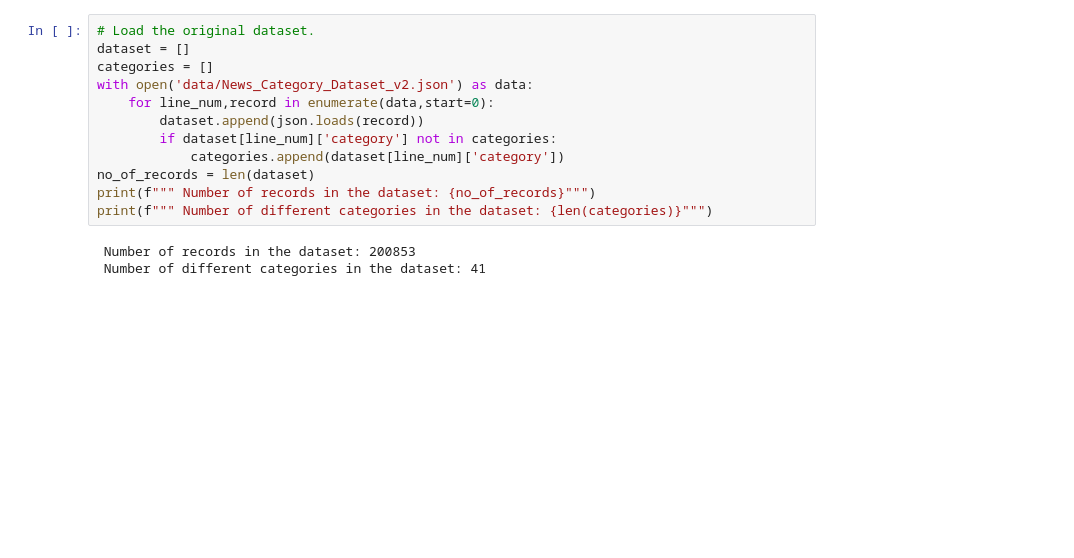
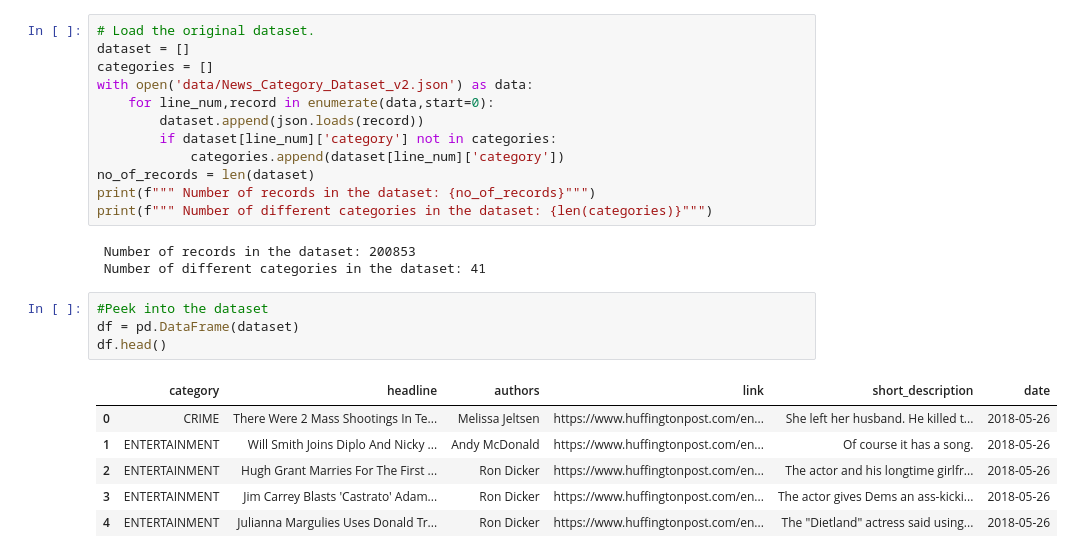
Before and after one commit to dj1095/naive-bayes-classifier, a Jupyter notebook: naive-bayes-classifier.ipynb, the cells around one changed output. Drawn from its saved outputs; the diff is of its cells as text; blank space fills up the shorter version.

```diff
--- a/naive-bayes-classifier.ipynb
+++ b/naive-bayes-classifier.ipynb
@@ -58,3 +88,14 @@ print(f""" Number of different categories in the dataset: {len(categories)}""")
 # %% [output]
  Number of records in the dataset: 200853
  Number of different categories in the dataset: 41
+# %%
+#Peek into the dataset
+df = pd.DataFrame(dataset)
+df.head()
+# %% [output]
+|  | category | headline | authors | link | short_description | date |
+| 0 | CRIME | There Were 2 Mass Shootings In Te... | Melissa Jeltsen | https://www.huffingtonpost.com/en... | She left her husband. He killed t... | 2018-05-26 |
+| 1 | ENTERTAINMENT | Will Smith Joins Diplo And Nicky ... | Andy McDonald | https://www.huffingtonpost.com/en... | Of course it has a song. | 2018-05-26 |
+| 2 | ENTERTAINMENT | Hugh Grant Marries For The First ... | Ron Dicker | https://www.huffingtonpost.com/en... | The actor and his longtime girlfr... | 2018-05-26 |
+| 3 | ENTERTAINMENT | Jim Carrey Blasts 'Castrato' Adam... | Ron Dicker | https://www.huffingtonpost.com/en... | The actor gives Dems an ass-kicki... | 2018-05-26 |
+| 4 | ENTERTAINMENT | Julianna Margulies Uses Donald Tr... | Ron Dicker | https://www.huffingtonpost.com/en... | The "Dietland" actress said using... | 2018-05-26 |
```
Also changed, not shown: parts of 11 cells of this notebook.
